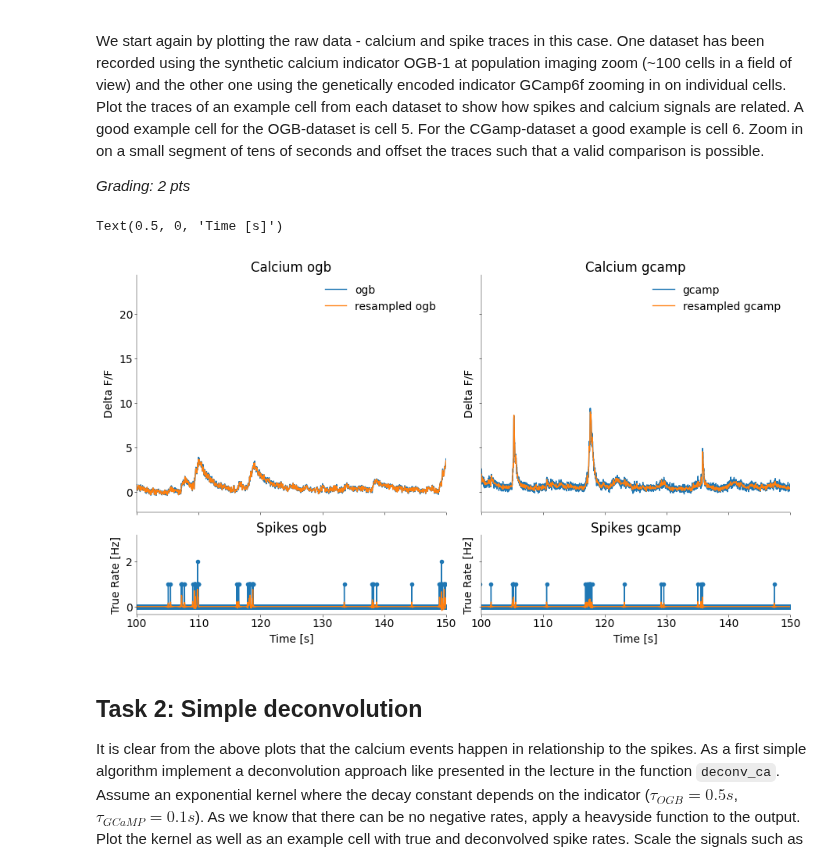
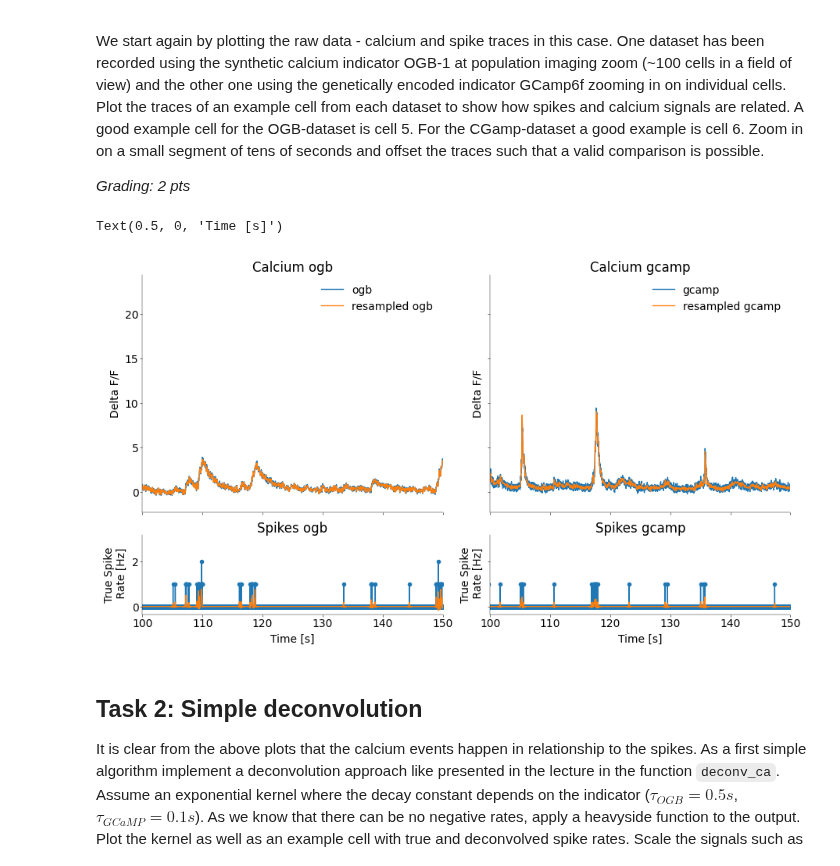
Before and after one commit to weygoldt/neuraldatascience, a Jupyter notebook: notebooks/CodingLab3_Root_Wendt_Weygoldt.ipynb, the cells around one changed output. Saved outputs shown, nothing was run; the diff lists cells and outputs as text; code cells hidden in the pictures.

Commit message:
adding True spike

```diff
--- a/notebooks/CodingLab3_Root_Wendt_Weygoldt.ipynb
+++ b/notebooks/CodingLab3_Root_Wendt_Weygoldt.ipynb
@@ -140,36 +140,36 @@ axs[0, 0].set_title("Calcium ogb")
 axs[0, 0].set_xlim(xlims_ogb)
 axs[0, 0].set_ylabel("Delta F/F")
 axs[0, 0].legend()
 
 
 axs[0, 1].plot(time_gcamp, calcium_gcamp_cell, label="gcamp")
 axs[0, 1].plot(time_gcamp_dec, calcium_gcamp_cell_dec, label="resampled gcamp")
 axs[0, 1].set_title("Calcium gcamp")
 axs[0, 1].set_ylabel("Delta F/F")
 axs[0, 1].set_xlim(xlims_gcamp)
 axs[0, 1].legend()
 
 axs[1, 0].plot(time_ogb, spike_ogb_cell)
 axs[1, 0].plot(time_ogb_dec, spike_ogb_cell_dec)
 axs[1, 0].set_title("Spikes ogb")
 axs[1, 0].set_xlim(xlims_ogb)
 axs[1, 0].scatter(time_ogb, spike_ogb_cell)
-axs[1, 0].set_ylabel("True Rate [Hz]")
+axs[1, 0].set_ylabel("True Spike\n Rate [Hz]")
 axs[1, 0].set_xlabel("Time [s]")
 
 axs[1, 1].plot(time_gcamp, spike_gcamp_cell)
 axs[1, 1].plot(time_gcamp_dec, spike_gcamp_cell_dec)
 axs[1, 1].scatter(time_gcamp, spike_gcamp_cell)
 axs[1, 1].set_title("Spikes gcamp")
 axs[1, 1].set_xlim(xlims_gcamp)
-axs[1, 1].set_ylabel("True Rate [Hz]")
+axs[1, 1].set_ylabel("True Spike\n Rate [Hz]")
 axs[1, 1].set_xlabel("Time [s]")
 
 
 # plot raw gcamp data
 # %% [output]
 Text(0.5, 0, 'Time [s]')
-[figure, old version]
+[figure, new version]
 # %% [markdown]
 ## Task 2: Simple deconvolution
 
```
Also changed, not shown: parts of 3 cells of this notebook, 1 other file.
